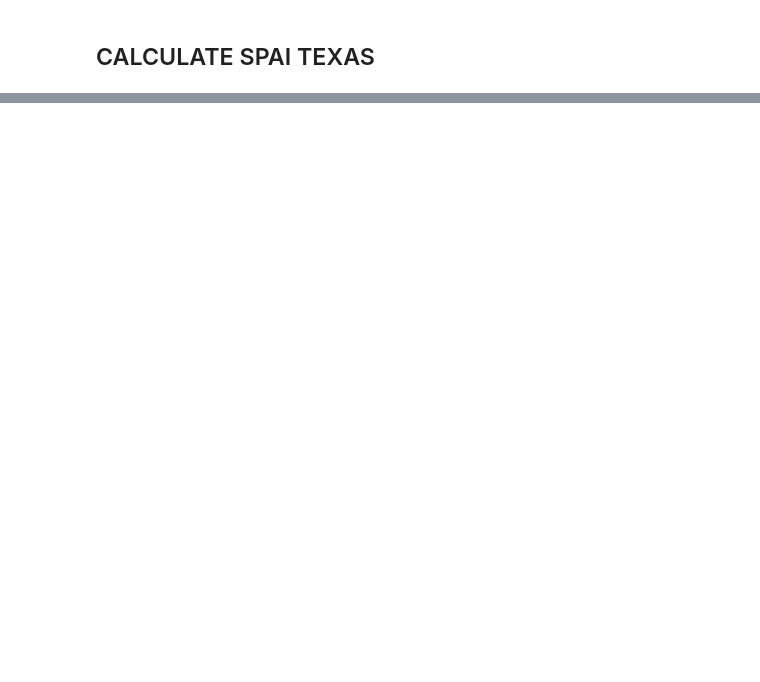
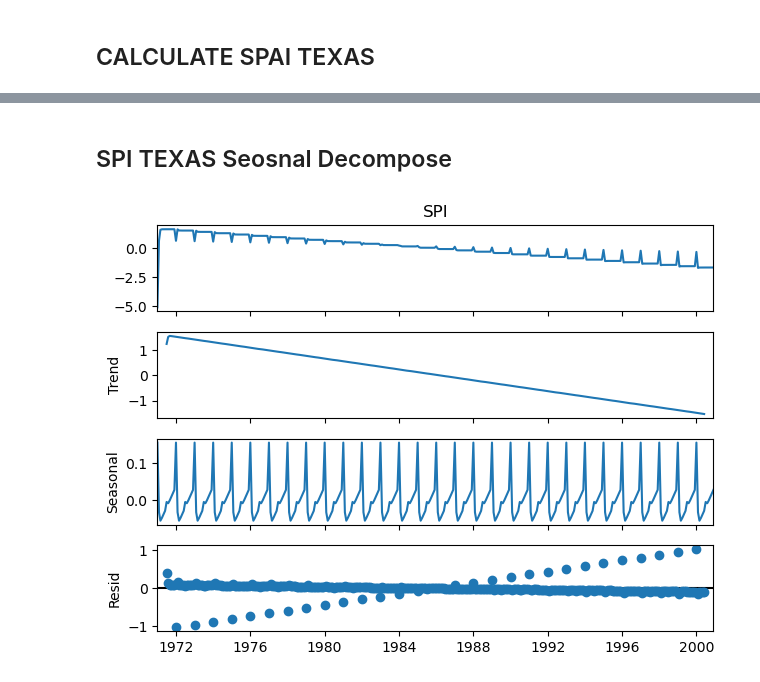
Before and after one commit to Akuna444/drought-prediction-machine-learning, a Jupyter notebook: Drought prediction.ipynb, the cells around one changed output, grey strips where cells are left out. Cells and saved outputs as stored; diff of their text form; code cells hidden in the pictures; blank space fills up the shorter version.

```diff
--- a/Drought prediction.ipynb
+++ b/Drought prediction.ipynb
@@ -1465,0 +1460,9 @@ rainfall_data.to_csv('spai_texas_forecasted.csv', index=False)
+# %% [markdown]
+## SPI TEXAS Seosnal Decompose
+# %%
+texas_forecasted_data  = pd.read_csv("spi_texas_forecasted.csv")
+texas_forecasted_data['Year'] = pd.to_datetime(texas_forecasted_data['Year'])
+texas_forecasted_data.set_index('Year', inplace=True)
+decomposition = seasonal_decompose(texas_forecasted_data['SPI'], model='additive').plot();
+# %% [output]
+[figure, added]
```
Also changed, not shown: parts of 38 cells of this notebook, 4 other files.
